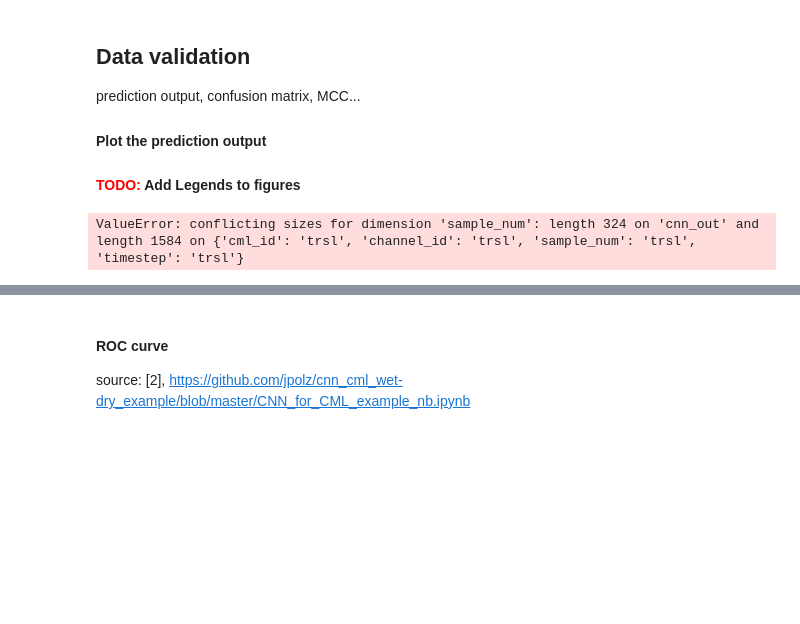
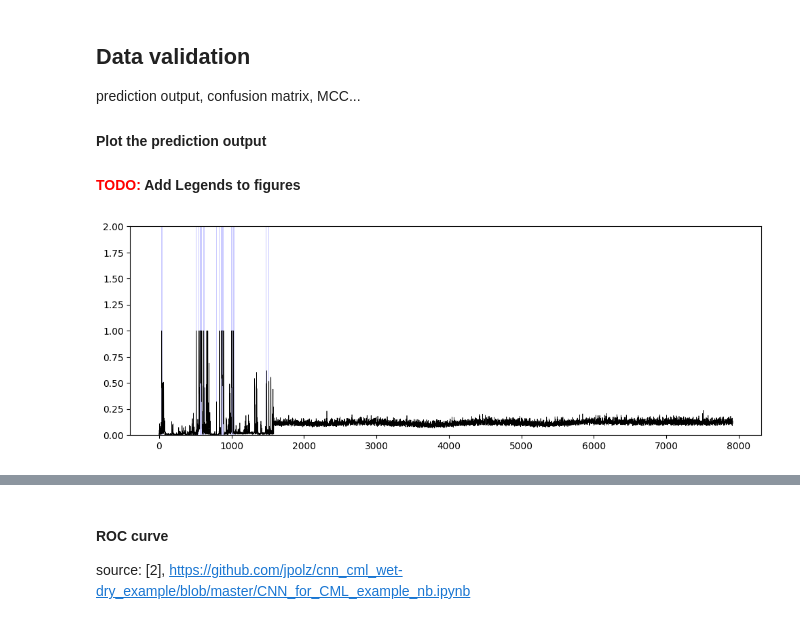
Before and after one commit to xkalet07/cml_wd_telcosense, a Jupyter notebook: 02_train_full_dataset.ipynb, the cells around one changed output, grey strips where cells are left out. Drawn from its saved outputs; the diff is of its cells as text; code cells hidden in the pictures; blank space fills up the shorter version.

```diff
--- a/02_train_full_dataset.ipynb
+++ b/02_train_full_dataset.ipynb
@@ -316,11 +309,29 @@ prediction output, confusion matrix, MCC...
 #### Plot the prediction output
 #### <span style="color:red">TODO: </span>Add Legends to figures
 # %%
-ds['cnn_out'] = (('sample_num'), np.array(cnn_prediction))
+ds['cnn_out'] = (('sample_num'), np.array(cnn_prediction[:1584]))
 cnn_wd_threshold = 0.5
 
 ds['cnn_wd'] = (('sample_num'), ds.cnn_out.values > cnn_wd_threshold)
-# %% [output]
-ValueError: conflicting sizes for dimension 'sample_num': length 324 on 'cnn_out' and length 1584 on {'cml_id': 'trsl', 'channel_id': 'trsl', 'sample_num': 'trsl', 'timestep': 'trsl'}
+# %%
+fig, ax = plt.subplots(figsize=(12,4), sharex=True)
+
+#ds['ref_wd'][0,0] = False
+#ds['ref_wd'][0,-1] = False
+
+#ax.set_xlim(0,1584)
+ax.set_ylim(0,2);
+
+ax.plot(cnn_prediction[:], color='black', lw=0.5)
+
+wet_start = np.roll(ds.ref_wd[0], -1) & ~ds.ref_wd[0]
+wet_end = np.roll(ds.ref_wd[0], 1) & ~ds.ref_wd[0]
+for wet_start_i, wet_end_i in zip(
+    wet_start.values.nonzero()[0],
+    wet_end.values.nonzero()[0],
+):
+    ax.axvspan(ds.sample_num.values[wet_start_i], ds.sample_num.values[wet_end_i], color='b', alpha=0.2, linewidth=0); # https://matplotlib.org/stable/api/_as_gen/matplotlib.axes.Axes.axvspan.html
+# %% [output]
+[figure, added]
 # %%
 # predicted true wet
```
Also changed, not shown: parts of 8 cells of this notebook.
